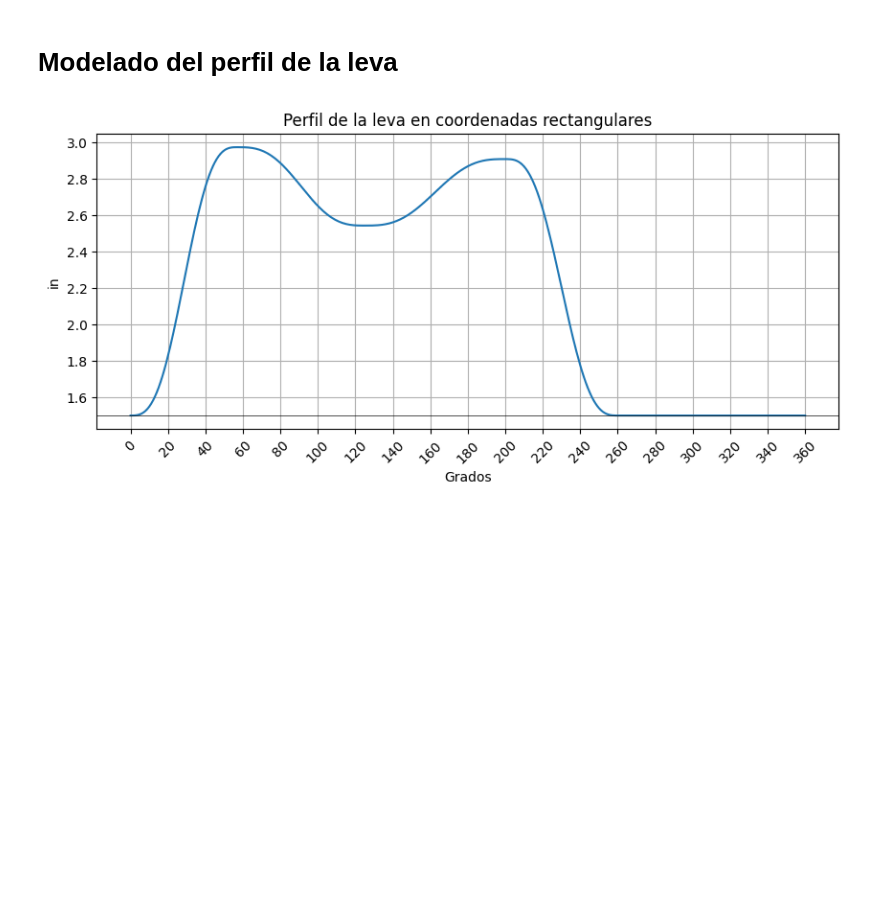
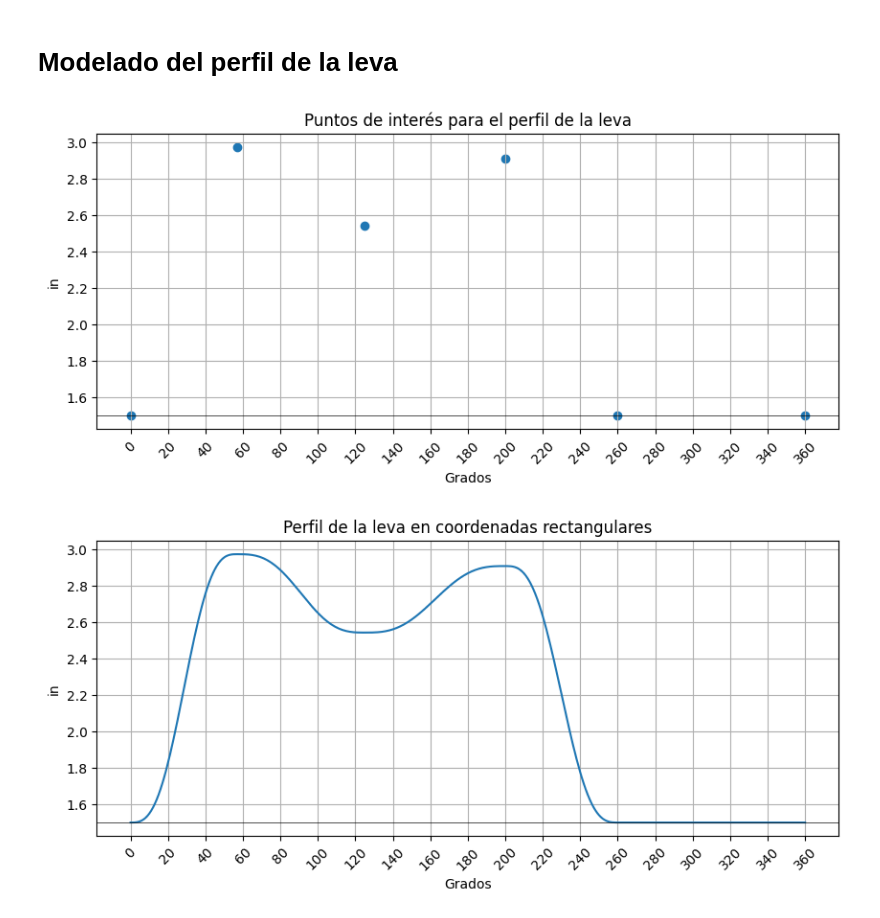
Before and after one commit to linares2ld/LevaMecanica-Graficas-y-Perfil, a Jupyter notebook: Perfil_leva.ipynb, the cells around one changed output. Saved outputs shown, nothing was run; the diff lists cells and outputs as text; code cells hidden in the pictures; blank space fills up the shorter version.

Commit message:
Se agregó una gráfica con los 6 puntos conocidos.

```diff
--- a/Perfil_leva.ipynb
+++ b/Perfil_leva.ipynb
@@ -36,6 +36,24 @@ L2 = df_datos.loc[2,'Desplazamiento']
 L3 = df_datos.loc[3,'Desplazamiento']
 L1_2 = L1 - L2
 L2_3 = L3 - L2
+# %%
+x = df_datos["Grados"].tolist()
+y = df_datos["Radio de la leva"].tolist()
+
+plt.figure(figsize=(10, 4))
+
+plt.scatter(x, y)
+
+plt.grid(True)
+plt.xlabel('Grados')
+plt.axhline(radio_leva, color='black', linewidth=0.5)
+plt.xticks(np.linspace(0,360, 19), rotation = 45)
+plt.ylabel('in')
+plt.title('Puntos de interés para el perfil de la leva')
+
+plt.show()
+# %% [output]
+[figure, added]
 # %%
 x = np.linspace(0,360, 361)
 y1 = cd.Cicloidal(L1, x[0:57], 57, "ascenso")
```
